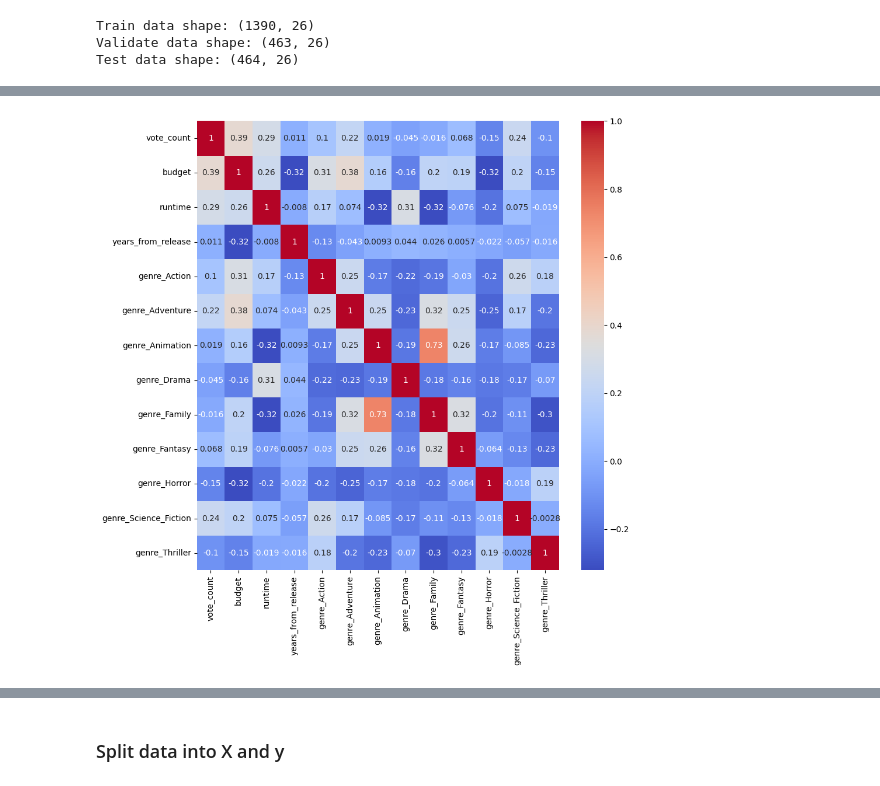
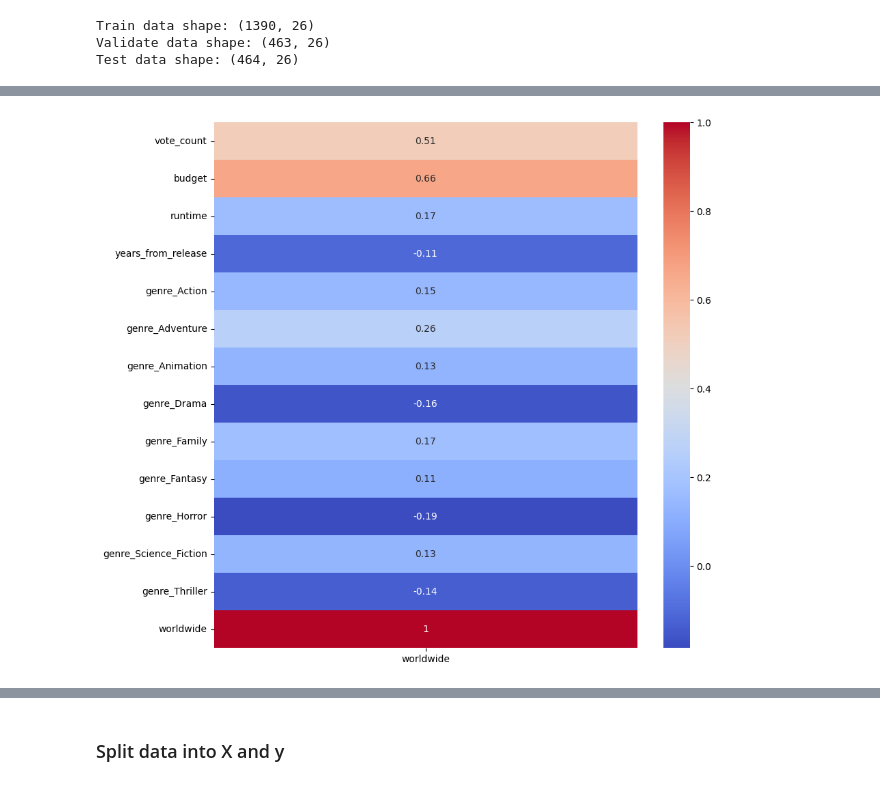
Before and after one commit to minhnhat-nguyen/HCMUS-Movie-Analytics, a Jupyter notebook: notebook/Worldwide_revenue_model.ipynb, the cells around one changed output, grey strips where cells are left out. Saved outputs shown, nothing was run; the diff lists cells and outputs as text; code cells hidden in the pictures.

Commit message:
Refactor data processing functions for enhanced performance

```diff
--- a/notebook/Worldwide_revenue_model.ipynb
+++ b/notebook/Worldwide_revenue_model.ipynb
@@ -20,7 +15,7 @@ from sklearn.tree import DecisionTreeRegressor
 # %% [markdown]
 ### Read data from CSV
 # %%
-raw_data = pd.read_csv('../data/cleaned_movies.csv', delimiter=',')
+raw_data = pd.read_csv('../data/cleaned_movies_no_outliers.csv', delimiter=',')
 raw_data.head()
 # %% [output]
 |  | popularity | title | vote_average | vote_count | budget | imdb_id | runtime | years_from_release | ... |
@@ -80,9 +77,8 @@ Test data shape: (464, 26)
 # %%
 correlation = train_data.corr()
 correlate_atribs = correlation['worldwide'][abs(correlation['worldwide']) > 0.1]
-correlate_atribs = correlate_atribs.drop('worldwide')
 plt.figure(figsize=(10, 10))
-sns.heatmap(train_data[correlate_atribs.index].corr(), annot=True, cmap='coolwarm')
+sns.heatmap(train_data[correlate_atribs.index].corr()[['worldwide']], annot=True, cmap='coolwarm')
 plt.show()
 # %% [output]
-[figure, old version]
+[figure, new version]
```
Also changed, not shown: parts of 23 cells of this notebook.
